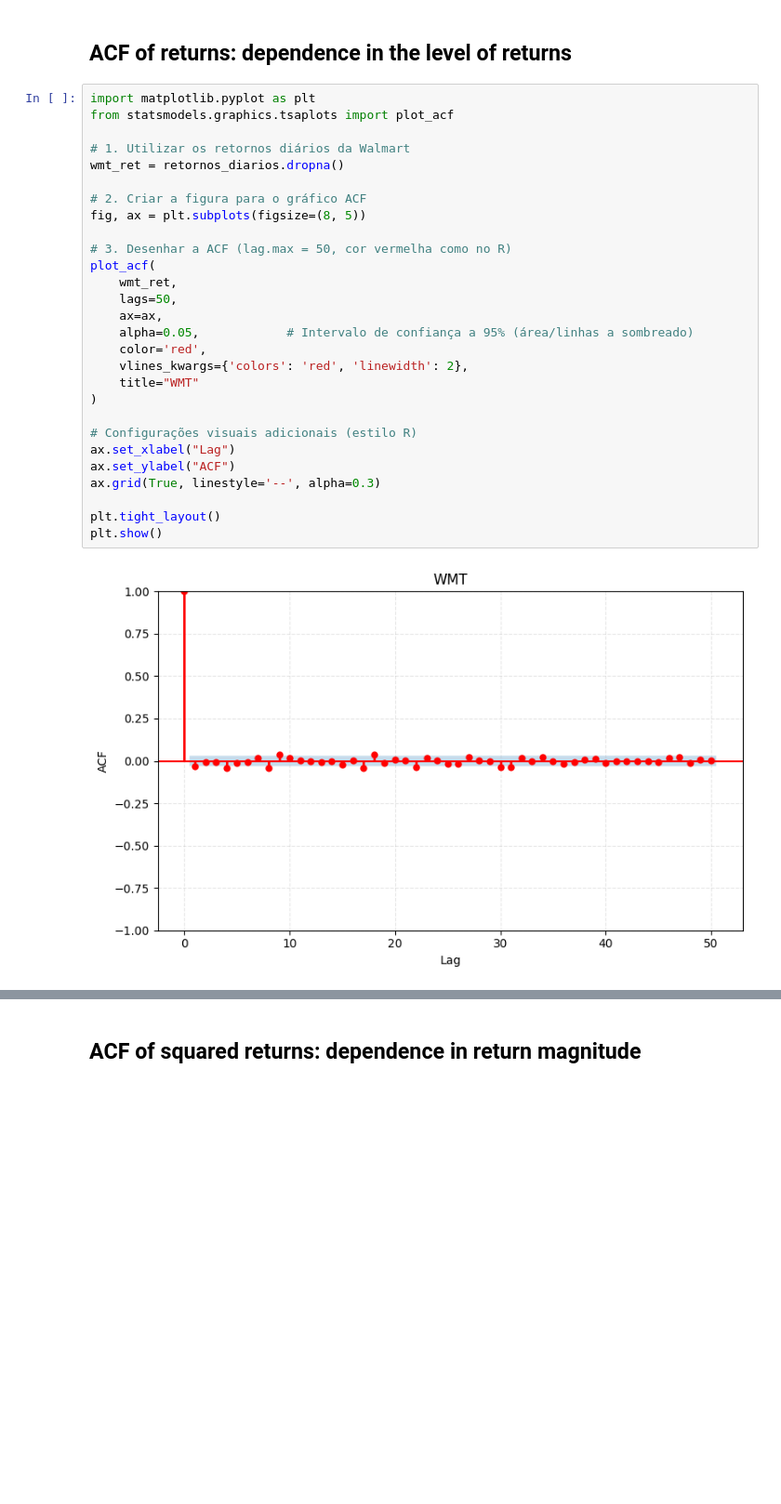
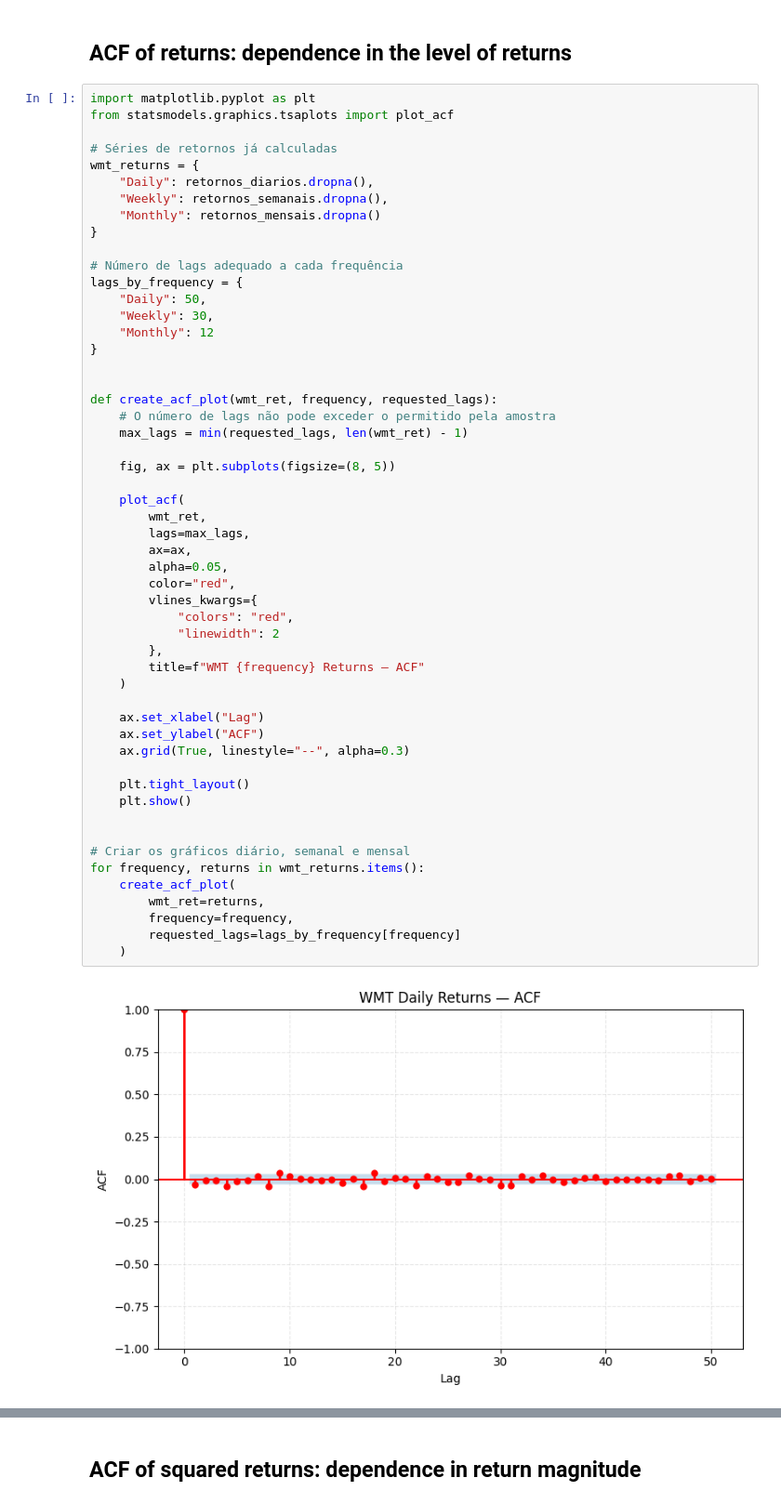
Before and after one commit to Troniospt/Projecto_Asset, a Jupyter notebook: notebooks/02_analise_walmart.ipynb, the cells around one changed output, grey strips where cells are left out. Shown at 93% size. Drawn from its saved outputs; the diff is of its cells as text; blank space fills up the shorter version.

```diff
--- a/notebooks/02_analise_walmart.ipynb
+++ b/notebooks/02_analise_walmart.ipynb
@@ -644,30 +839,55 @@ WMT Autocovariance and Autocorrelation (lag.max = 50):
 # %%
 import matplotlib.pyplot as plt
 from statsmodels.graphics.tsaplots import plot_acf
 
-# 1. Utilizar os retornos diários da Walmart
-wmt_ret = retornos_diarios.dropna()
+# Séries de retornos já calculadas
+wmt_returns = {
+    "Daily": retornos_diarios.dropna(),
+    "Weekly": retornos_semanais.dropna(),
+    "Monthly": retornos_mensais.dropna()
+}
 
-# 2. Criar a figura para o gráfico ACF
-fig, ax = plt.subplots(figsize=(8, 5))
+# Número de lags adequado a cada frequência
+lags_by_frequency = {
+    "Daily": 50,
+    "Weekly": 30,
+    "Monthly": 12
+}
 
-# 3. Desenhar a ACF (lag.max = 50, cor vermelha como no R)
-plot_acf(
-    wmt_ret,
-    lags=50,
-    ax=ax,
-    alpha=0.05,            # Intervalo de confiança a 95% (área/linhas a sombreado)
-    color='red',
-    vlines_kwargs={'colors': 'red', 'linewidth': 2},
-    title="WMT"
-)
 
-# Configurações visuais adicionais (estilo R)
-ax.set_xlabel("Lag")
-ax.set_ylabel("ACF")
-ax.grid(True, linestyle='--', alpha=0.3)
+def create_acf_plot(wmt_ret, frequency, requested_lags):
+    # O número de lags não pode exceder o permitido pela amostra
+    max_lags = min(requested_lags, len(wmt_ret) - 1)
 
-plt.tight_layout()
-plt.show()
+    fig, ax = plt.subplots(figsize=(8, 5))
+
+    plot_acf(
+        wmt_ret,
+        lags=max_lags,
+        ax=ax,
+        alpha=0.05,
+        color="red",
+        vlines_kwargs={
+            "colors": "red",
+            "linewidth": 2
+        },
+        title=f"WMT {frequency} Returns — ACF"
+    )
+
+    ax.set_xlabel("Lag")
+    ax.set_ylabel("ACF")
+    ax.grid(True, linestyle="--", alpha=0.3)
+
+    plt.tight_layout()
+    plt.show()
+
+
+# Criar os gráficos diário, semanal e mensal
+for frequency, returns in wmt_returns.items():
+    create_acf_plot(
+        wmt_ret=returns,
+        frequency=frequency,
+        requested_lags=lags_by_frequency[frequency]
+    )
 # %% [output]
-[figure, old version]
+[figure, new version]
```
Also changed, not shown: parts of 6 cells of this notebook, 1 other file.
